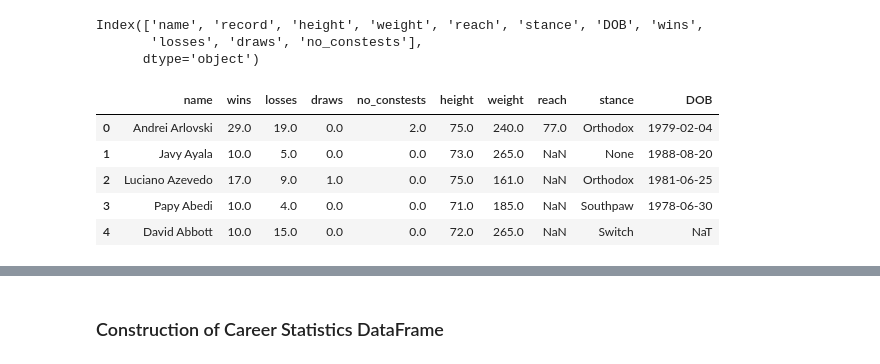
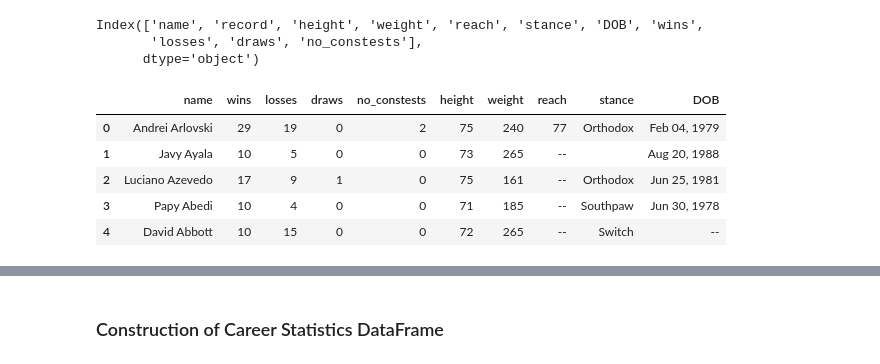
Before and after one commit to Neji128/Creating-a-SQL-Server-via-Web-Scrapping, a Jupyter notebook: data/Web_Scrapping.ipynb, the cells around one changed output, grey strips where cells are left out. Drawn from its saved outputs; the diff is of its cells as text; code cells hidden in the pictures.

```diff
--- a/data/Web_Scrapping.ipynb
+++ b/data/Web_Scrapping.ipynb
@@ -122,7 +129,7 @@ def basic_stats_weight(soup):
 
     if weight == '--':
 
-        weight = None
+        return weight
 
     else:
 
@@ -135,8 +142,6 @@ def basic_stats_reach(soup):
     reach = soup[2].text.strip().split(':')[1].strip().replace('"', '')
 
     if reach == '--':
-
-        reach = None
 
         return reach
 
@@ -152,9 +157,10 @@ def basic_stats_stance(soup):
 
     if stance == '':
 
-        stance = None
+        return stance
 
-    return str(stance)
+    else:
+        return str(stance)
 # %%
 def basic_stats_DOB(soup):
 
@@ -162,8 +168,6 @@ def basic_stats_DOB(soup):
 
     if DOB == '--':
 
-        DOB = None
-
         return DOB
 
     else:
@@ -281,16 +295,14 @@ Index(['name', 'record', 'height', 'weight', 'reach', 'stance', 'DOB', 'wins',
        'losses', 'draws', 'no_constests'],
       dtype='object')
 # %%
-fighter_physical_stats_df = fighter_physical_stats_df.astype({'name': 'str', 'wins': 'float64', 'losses': 'float64',
-                                                              'draws': 'float64', 'no_constests': 'float64',
-                                                              'height': 'float64', 'weight': 'float64', 'reach': 'float64',
-                                                              'stance': 'str', 'DOB': 'datetime64'})
+fighter_physical_stats_df = fighter_physical_stats_df[['name', 'wins','losses', 'draws', 'no_constests', 'height',
+                                                       'weight', 'reach', 'stance', 'DOB']]
 
 fighter_physical_stats_df.head()
 # %% [output]
 |  | name | wins | losses | draws | no_constests | height | weight | reach | stance | DOB |
-| 0 | Andrei Arlovski | 29.0 | 19.0 | 0.0 | 2.0 | 75.0 | 240.0 | 77.0 | Orthodox | 1979-02-04 |
-| 1 | Javy Ayala | 10.0 | 5.0 | 0.0 | 0.0 | 73.0 | 265.0 | NaN | None | 1988-08-20 |
-| 2 | Luciano Azevedo | 17.0 | 9.0 | 1.0 | 0.0 | 75.0 | 161.0 | NaN | Orthodox | 1981-06-25 |
-| 3 | Papy Abedi | 10.0 | 4.0 | 0.0 | 0.0 | 71.0 | 185.0 | NaN | Southpaw | 1978-06-30 |
-| 4 | David Abbott | 10.0 | 15.0 | 0.0 | 0.0 | 72.0 | 265.0 | NaN | Switch | NaT |
+| 0 | Andrei Arlovski | 29 | 19 | 0 | 2 | 75 | 240 | 77 | Orthodox | Feb 04, 1979 |
+| 1 | Javy Ayala | 10 | 5 | 0 | 0 | 73 | 265 | -- |  | Aug 20, 1988 |
+| 2 | Luciano Azevedo | 17 | 9 | 1 | 0 | 75 | 161 | -- | Orthodox | Jun 25, 1981 |
+| 3 | Papy Abedi | 10 | 4 | 0 | 0 | 71 | 185 | -- | Southpaw | Jun 30, 1978 |
+| 4 | David Abbott | 10 | 15 | 0 | 0 | 72 | 265 | -- | Switch | -- |
```
Also changed, not shown: parts of 21 cells of this notebook, 2 other files.
